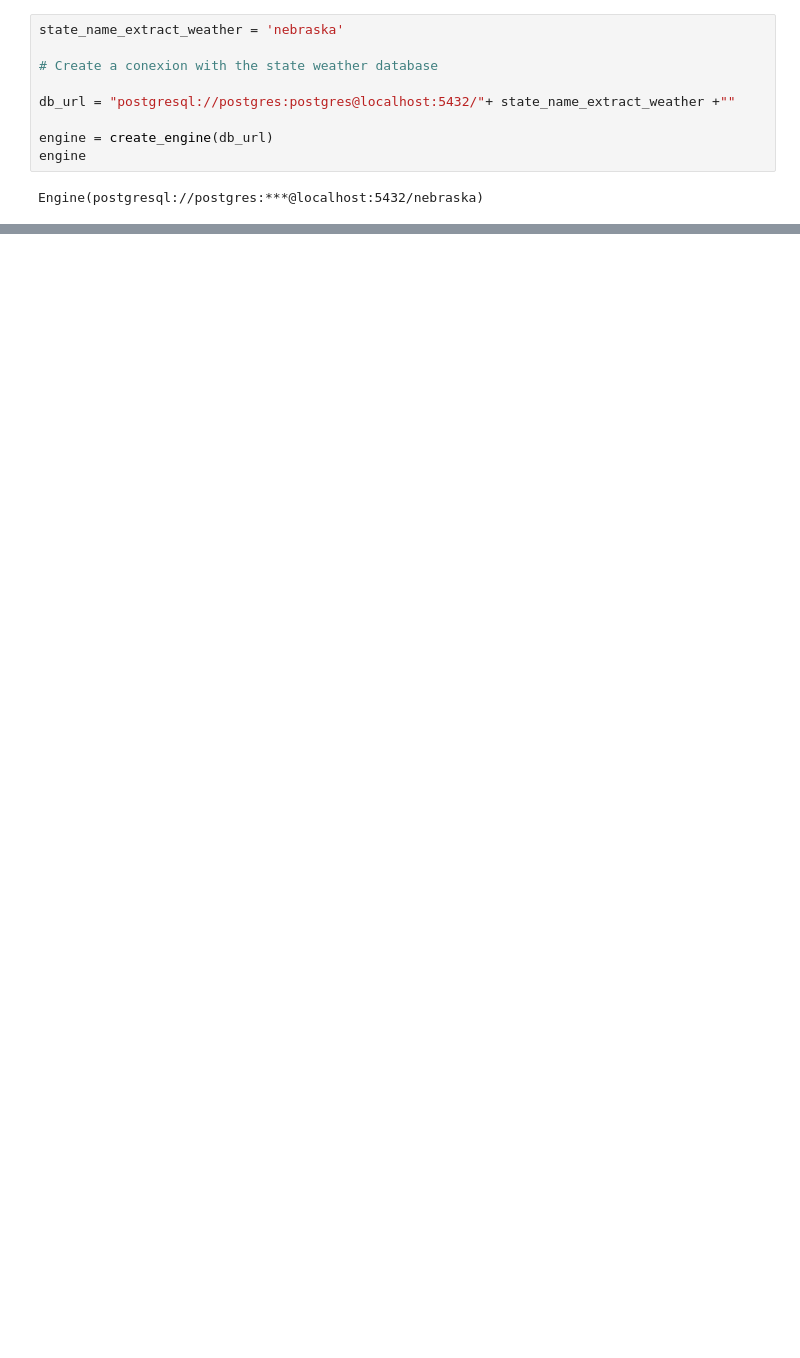
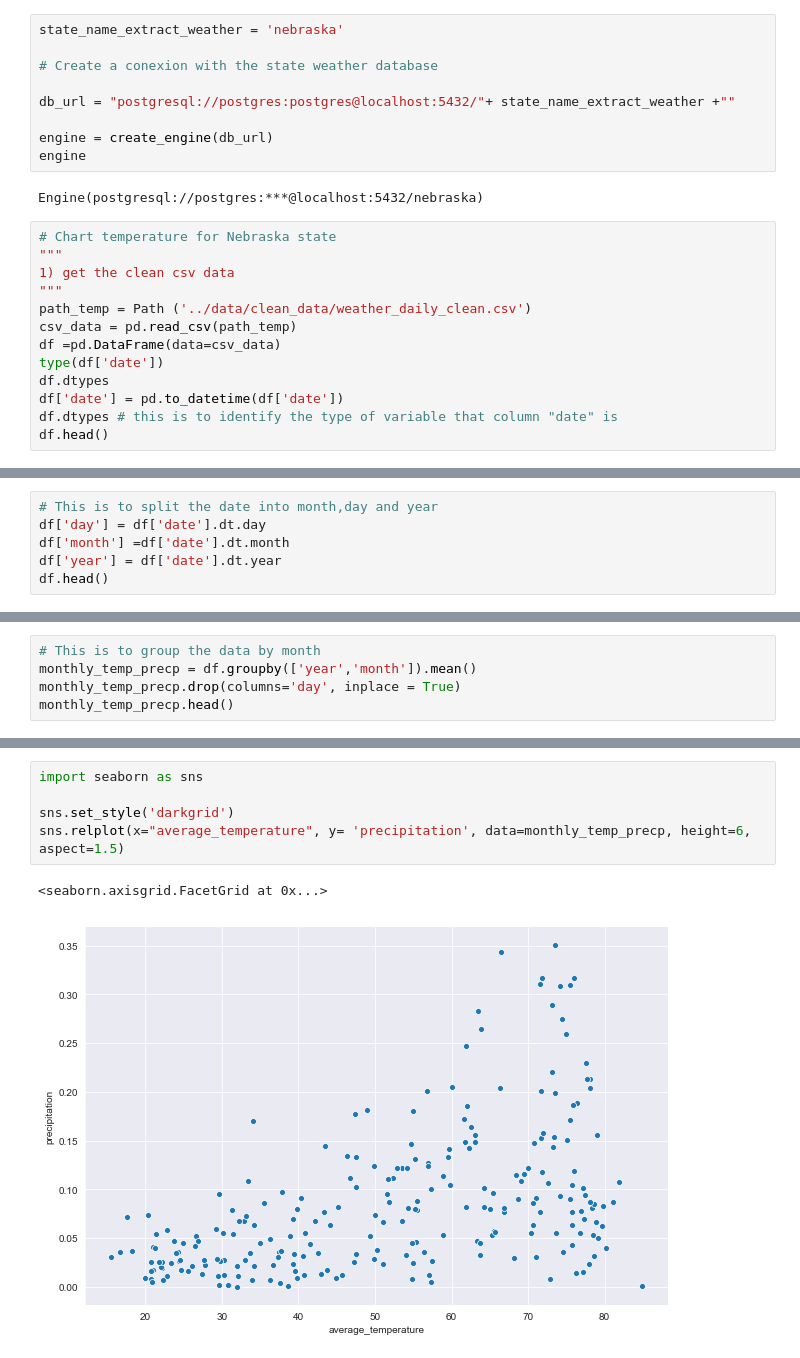
Before and after one commit to stew1922/data_farming, a Jupyter notebook: notebooks/carolina.ipynb, the cells around one changed output, grey strips where cells are left out. Cells and saved outputs as stored; diff of their text form; blank space fills up the shorter version.

Commit message:
precp/temp relationship chart

```diff
--- a/notebooks/carolina.ipynb
+++ b/notebooks/carolina.ipynb
@@ -18,3 +20,16 @@ engine = create_engine(db_url)
 engine
 # %% [output]
 Engine(postgresql://postgres:***@localhost:5432/nebraska)
+# %%
+# Chart temperature for Nebraska state
+"""
+1) get the clean csv data
+"""
+path_temp = Path ('../data/clean_data/weather_daily_clean.csv')
+csv_data = pd.read_csv(path_temp)
+df =pd.DataFrame(data=csv_data)
+type(df['date'])
+df.dtypes
+df['date'] = pd.to_datetime(df['date'])
+df.dtypes # this is to identify the type of variable that column "date" is
+df.head()
@@ -20,0 +43,6 @@ Engine(postgresql://postgres:***@localhost:5432/nebraska)
+# %%
+# This is to split the date into month,day and year
+df['day'] = df['date'].dt.day
+df['month'] =df['date'].dt.month
+df['year'] = df['date'].dt.year
+df.head()
@@ -20,0 +56,5 @@ Engine(postgresql://postgres:***@localhost:5432/nebraska)
+# %%
+# This is to group the data by month
+monthly_temp_precp = df.groupby(['year','month']).mean()
+monthly_temp_precp.drop(columns='day', inplace = True)
+monthly_temp_precp.head()
@@ -20,0 +69,8 @@ Engine(postgresql://postgres:***@localhost:5432/nebraska)
+# %%
+import seaborn as sns
+
+sns.set_style('darkgrid')
+sns.relplot(x="average_temperature", y= 'precipitation', data=monthly_temp_precp, height=6, aspect=1.5)
+# %% [output]
+<seaborn.axisgrid.FacetGrid at 0x...>
+[figure, added]
```
Also changed, not shown: parts of 5 cells of this notebook.
